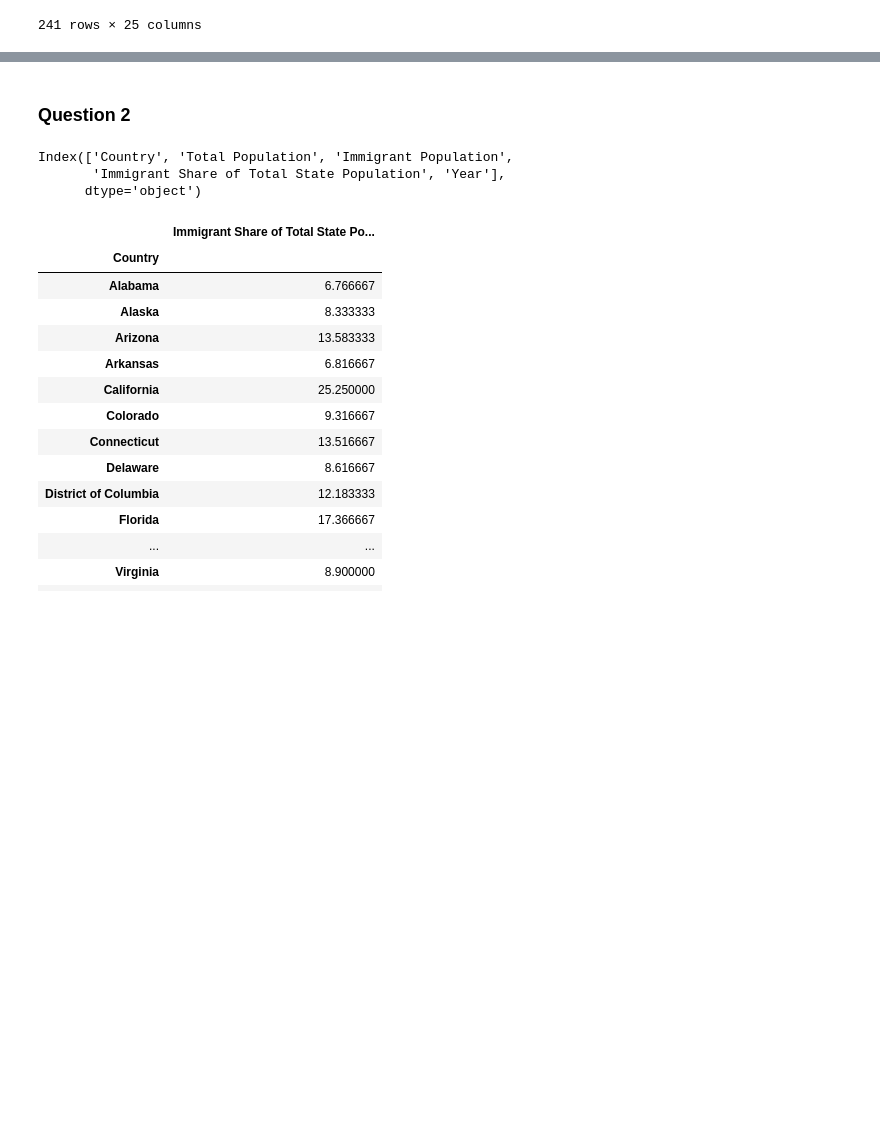
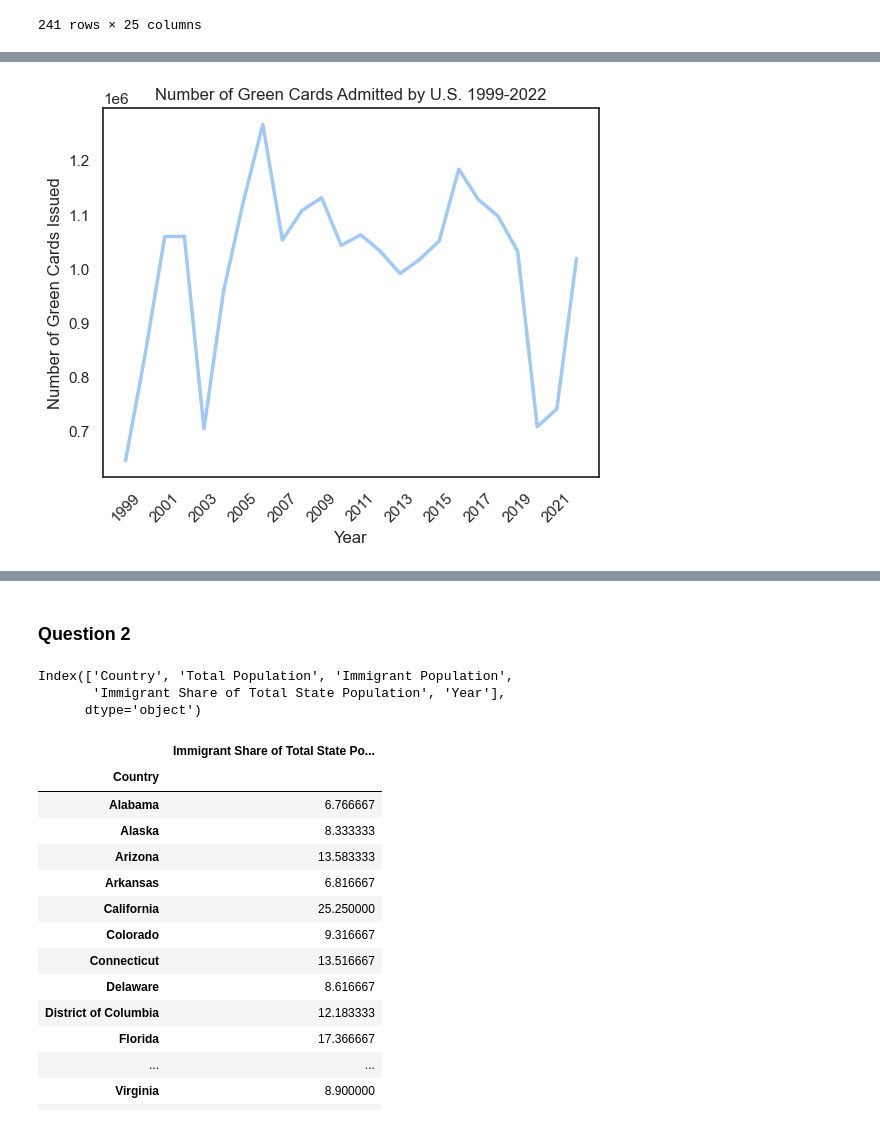
Before and after one commit to MaxB5282/Capstone, a Jupyter notebook: data/data exploration.ipynb, the cells around one changed output, grey strips where cells are left out. Cells and saved outputs as stored; diff of their text form; code cells hidden in the pictures; blank space fills up the shorter version.

```diff
--- a/data/data exploration.ipynb
+++ b/data/data exploration.ipynb
@@ -214 +217,3 @@ legal_country[cols[1:]] = legal_country[cols[1:]].apply(pd.to_numeric, errors='c
+# %%
+legal_country_clean.rename(columns= {'Region/Sub-Region or Country of Birth':'Country'}, inplace = True)
 # %%
@@ -247,0 +226,11 @@ df_melted
+# %%
+cols = ['1999', '2000', '2001', '2002', '2003', '2004', '2005',
+       '2006', '2007', '2008', '2009', '2010', '2011', '2012', '2013', '2014',
+       '2015', '2016', '2017', '2018', '2019', '2020', '2021', '2022']
+legal_country_clean[cols] = legal_country_clean[cols].apply(pd.to_numeric, errors='coerce', axis=1)
+# %%
+grouped_legal = pd.melt(legal_country_clean, id_vars=['Country'], value_vars=['1999', '2000', '2001', '2002', '2003', '2004', '2005',
+       '2006', '2007', '2008', '2009', '2010', '2011', '2012', '2013', '2014',
+       '2015', '2016', '2017', '2018', '2019', '2020', '2021', '2022'])
+
+grouped_legal
@@ -247,0 +251,15 @@ df_melted
+# %%
+mask = (grouped_legal['Country'] == 'All Countries (total)')
+
+group_plot = grouped_legal[mask]
+# %%
+sns.lineplot(group_plot, x='variable', y='value').set(xlabel='Year', ylabel='Number of Green Cards Issued', title='Number of Green Cards Admitted by U.S. 1999-2022')
+
+plt.gca().xaxis.set_major_locator(plt.MultipleLocator(2))
+
+plt.xticks(rotation=45)
+
+# Show the plot
+plt.show()
+# %% [output]
+[figure, added]
```
Also changed, not shown: parts of 12 cells of this notebook.
